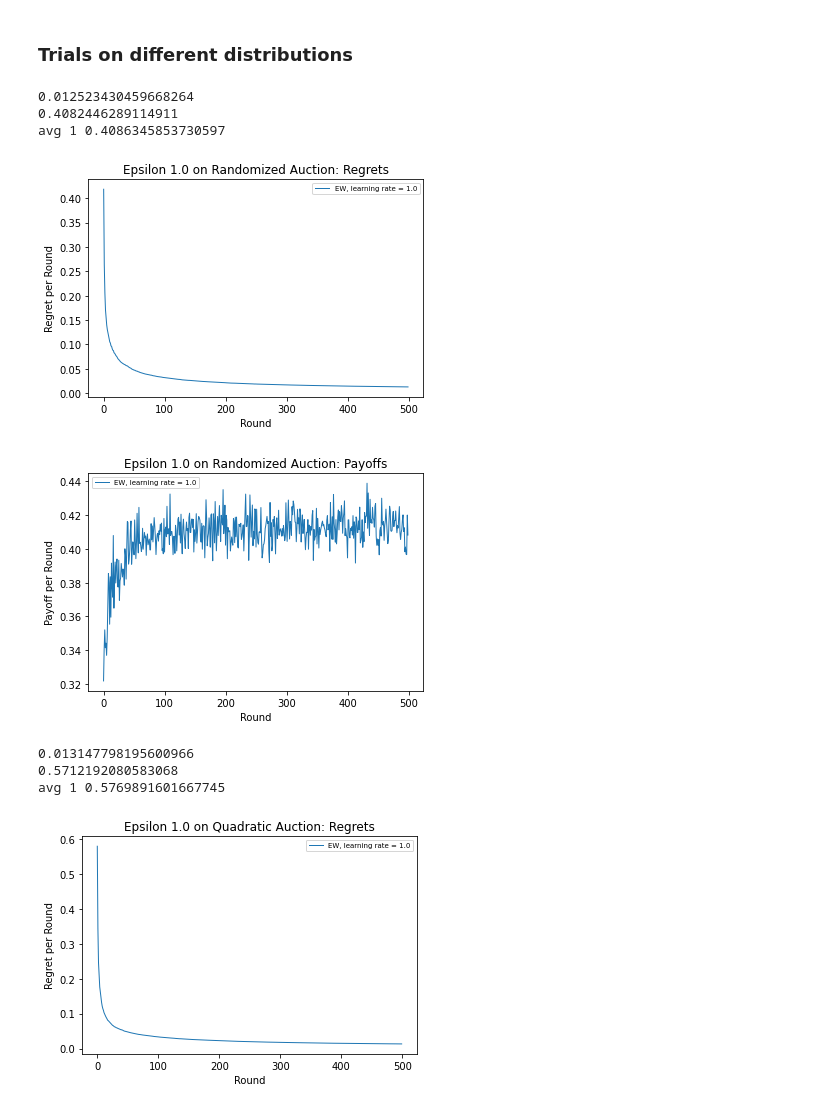
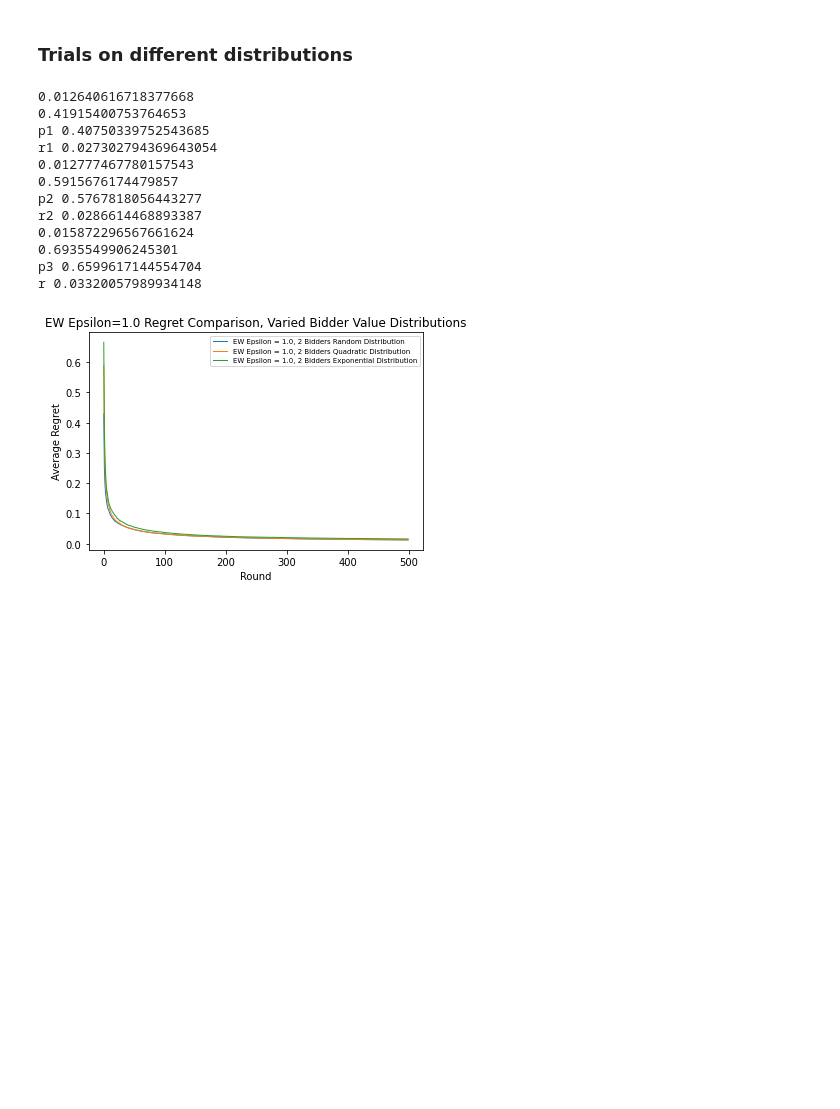
Before and after one commit to BrianGleason/online_markets_report_2, a Jupyter notebook: online_markets_r4/Report4.ipynb, the cells around one changed output. Cells and saved outputs as stored; diff of their text form; code cells hidden in the pictures; blank space fills up the shorter version.

```diff
--- a/online_markets_r4/Report4.ipynb
+++ b/online_markets_r4/Report4.ipynb
@@ -700,57 +757,83 @@ SyntaxError: invalid character in identifier (Temp/ipykernel_34732/2119711216.py
 # 2 bidder random values auction trial Epsilon = 1
 num_bidders = 2
 auction_list = []
 min_payoff, max_payoff = 0, 1
 # perform 500 trials each with 500 rounds and 2 bidders
 for i in range(NUM_TRIALS):
     auction_list.append(generate_random_bidlist(num_bidders, NUM_ROUNDS))
 price_discretization = generate_linear_discretization(1, 0.01)
 alg = ExponentialWeights(1.0, len(price_discretization))
-alg_regrets, alg_payoffs = auction_trial(alg, auction_list, NUM_ROUNDS, max_payoff, price_discretization)
-print(alg_regrets[-1])
-print(alg_payoffs[-1])
-print('avg 1', sum(alg_payoffs) / len(alg_payoffs))
-visualize_rounds(alg_regrets, NUM_ROUNDS, 1.0, "Epsilon 1.0 on Randomized Auction: Regrets", "EW", "Randomized Auction", "Regret per Round")
-visualize_rounds(alg_payoffs, NUM_ROUNDS, 1.0, "Epsilon 1.0 on Randomized Auction: Payoffs", "EW", "Randomized Auction", "Payoff per Round")
+alg1_regrets, alg1_payoffs = auction_trial(alg, auction_list, NUM_ROUNDS, max_payoff, price_discretization)
+print(alg1_regrets[-1])
+print(alg1_payoffs[-1])
+print('p1', sum(alg1_payoffs) / len(alg1_payoffs))
+print('r1', sum(alg1_regrets) / len(alg1_regrets))
+#visualize_rounds(alg1_regrets, NUM_ROUNDS, 1.0, "Epsilon 1.0 on Randomized Auction: Regrets", "EW", "Randomized Auction", "Regret per Round")
+#visualize_rounds(alg1_payoffs, NUM_ROUNDS, 1.0, "Epsilon 1.0 on Randomized Auction: Payoffs", "EW", "Randomized Auction", "Payoff per Round")
 
 # 2 bidder quadratic values auction trial Epsilon = 1
 num_bidders = 2
 auction_list = []
 min_payoff, max_payoff = 0, 1
 # perform 500 trials each with 500 rounds and 2 bidders
 for i in range(NUM_TRIALS):
     auction_list.append(generate_quadratic_bidlist(num_bidders, NUM_ROUNDS))
 price_discretization = generate_linear_discretization(1, 0.01)
 alg = ExponentialWeights(1.0, len(price_discretization))
-alg_regrets, alg_payoffs = auction_trial(alg, auction_list, NUM_ROUNDS, max_payoff, price_discretization)
-print(alg_regrets[-1])
-print(alg_payoffs[-1])
-print('avg 1', sum(alg_payoffs) / len(alg_payoffs))
-visualize_rounds(alg_regrets, NUM_ROUNDS, 1.0, "Epsilon 1.0 on Quadratic Auction: Regrets", "EW", "Randomized Auction", "Regret per Round")
-visualize_rounds(alg_payoffs, NUM_ROUNDS, 1.0, "Epsilon 1.0 on Quadratic Auction: Payoffs", "EW", "Randomized Auction", "Payoff per Round")
+alg2_regrets, alg2_payoffs = auction_trial(alg, auction_list, NUM_ROUNDS, max_payoff, price_discretization)
+print(alg2_regrets[-1])
+print(alg2_payoffs[-1])
+print('p2', sum(alg2_payoffs) / len(alg2_payoffs))
+print('r2', sum(alg2_regrets) / len(alg2_regrets))
+#visualize_rounds(alg2_regrets, NUM_ROUNDS, 1.0, "Epsilon 1.0 on Quadratic Auction: Regrets", "EW", "Randomized Auction", "Regret per Round")
+#visualize_rounds(alg2_payoffs, NUM_ROUNDS, 1.0, "Epsilon 1.0 on Quadratic Auction: Payoffs", "EW", "Randomized Auction", "Payoff per Round")
 
 # 2 bidder exponential values auction trial Epsilon = 1
 num_bidders = 2
 auction_list = []
 min_payoff, max_payoff = 0, 1
 # perform 500 trials each with 500 rounds and 2 bidders
 for i in range(NUM_TRIALS):
     auction_list.append(generate_exponential_bidlist(num_bidders, NUM_ROUNDS))
 price_discretization = generate_linear_discretization(1, 0.01)
 alg = ExponentialWeights(1.0, len(price_discretization))
-alg_regrets, alg_payoffs = auction_trial(alg, auction_list, NUM_ROUNDS, max_payoff, price_discretization)
-print(alg_regrets[-1])
-print(alg_payoffs[-1])
-print('avg 1', sum(alg_payoffs) / len(alg_payoffs))
-visualize_rounds(alg_regrets, NUM_ROUNDS, 1.0, "Epsilon 1.0 on Exponential Auction: Regrets", "EW", "Randomized Auction", "Regret per Round")
-visualize_rounds(alg_payoffs, NUM_ROUNDS, 1.0, "Epsilon 1.0 on Exponential Auction: Payoffs", "EW", "Randomized Auction", "Payoff per Round")
+alg3_regrets, alg3_payoffs = auction_trial(alg, auction_list, NUM_ROUNDS, max_payoff, price_discretization)
+print(alg3_regrets[-1])
+print(alg3_payoffs[-1])
+print('p3', sum(alg3_payoffs) / len(alg3_payoffs))
+print('r', sum(alg3_regrets) / len(alg3_regrets))
+#visualize_rounds(alg3_regrets, NUM_ROUNDS, 1.0, "Epsilon 1.0 on Exponential Auction: Regrets", "EW", "Randomized Auction", "Regret per Round")
+#visualize_rounds(alg3_payoffs, NUM_ROUNDS, 1.0, "Epsilon 1.0 on Exponential Auction: Payoffs", "EW", "Randomized Auction", "Payoff per Round")
+
+
+file_name = 'EW Epsilon=1.0 Regret Comparison, Varied Bidder Value Distributions' + '.png'
+
+x_all = numpy.array(list(range(0, NUM_ROUNDS)))
+y_1 = numpy.array(alg1_regrets)
+y_2 = numpy.array(alg2_regrets)
+y_3 = numpy.array(alg3_regrets)
+plt.plot(x_all, y_1, label='EW Epsilon = 1.0, 2 Bidders Random Distribution'.format(alg_name="2 Random Bidders"), linewidth=1)
+plt.plot(x_all, y_2, label='EW Epsilon = 1.0, 2 Bidders Quadratic Distribution'.format(alg_name="2 Quadratic Bidders"), linewidth=1)
+plt.plot(x_all, y_3, label='EW Epsilon = 1.0, 2 Bidders Exponential Distribution'.format(alg_name="2 Exponential Bidders"), linewidth=1)
+
+plt.xlabel("Round")
+plt.ylabel("Average Regret")
+plt.title('EW Epsilon=1.0 Regret Comparison, Varied Bidder Value Distributions')
+plt.legend(loc='best', prop={'size': 7})
+plt.savefig(file_name)
+
+plt.show()
 # %% [output]
-0.012523430459668264
-0.4082446289114911
-avg 1 0.4086345853730597
+0.012640616718377668
+0.41915400753764653
+p1 0.40750339752543685
+r1 0.027302794369643054
+0.012777467780157543
+0.5915676174479857
+p2 0.5767818056443277
+r2 0.0286614468893387
+0.015872296567661624
+0.6935549906245301
+p3 0.6599617144554704
+r 0.03320057989934148
-[figure, old version]
+[figure, new version]
-[figure, removed]
-0.013147798195600966
-0.5712192080583068
-avg 1 0.5769891601667745
-[figure, removed]
```
Also changed, not shown: parts of 17 cells of this notebook, 28 other files.
